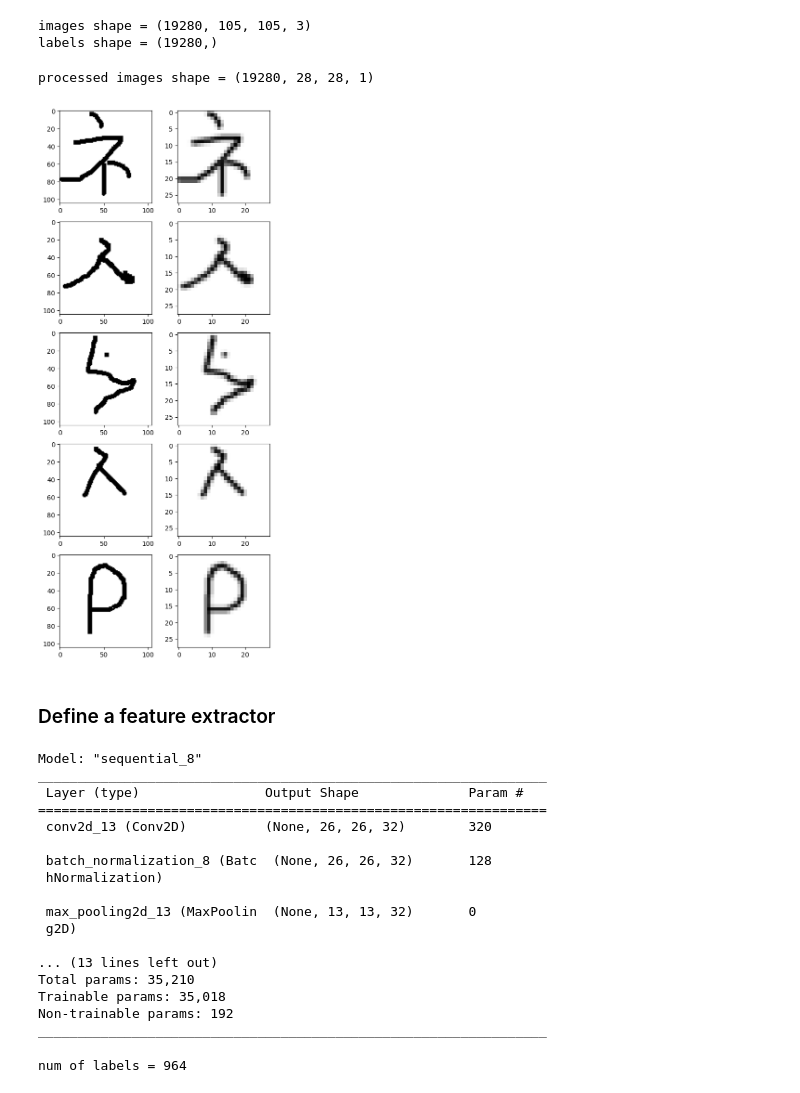
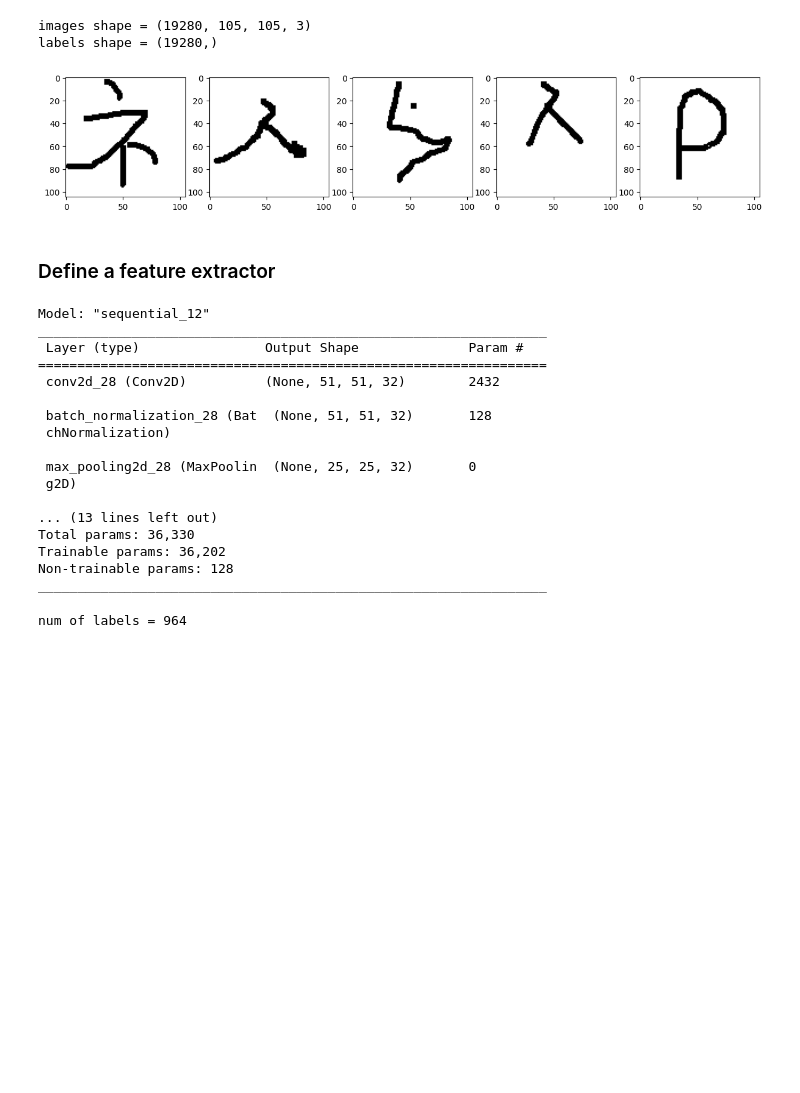
Before and after one commit to roei-go/HC-feature-selection, a Jupyter notebook: experiments/Code/omniglot_classification.ipynb, the cells around one changed output. Drawn from its saved outputs; the diff is of its cells as text; code cells hidden in the pictures; blank space fills up the shorter version.

```diff
--- a/experiments/Code/omniglot_classification.ipynb
+++ b/experiments/Code/omniglot_classification.ipynb
@@ -66,44 +62,41 @@ images shape = (19280, 105, 105, 3)
 labels shape = (19280,)
 # %%
 # process the images - resize to the mnist size (28,28) and convert to gray scale
-def preprocess_images(images):
+def preprocess_mnist_like(images):
     resized_images = tf.image.resize(images, size=[28,28], antialias=True).numpy()
     gray_images = np.expand_dims(np.dot(resized_images[...,:3], [0.2989, 0.5870, 0.1140]), axis=3)
     return gray_images
 
-processed_train_images = preprocess_images(train_images)
-print(f"processed images shape = {processed_train_images.shape}")
+#processed_train_images = train_images
+#print(f"processed images shape = {processed_train_images.shape}")
-# %% [output]
-processed images shape = (19280, 28, 28, 1)
 # %%
 # plotting some examples from the data
-fig, ax = plt.subplots(5,2,figsize=(6, 15))
+fig, ax = plt.subplots(1,5,figsize=(15, 3))
 for i in range(5):
-    ax[i,1].imshow(processed_train_images[i].astype("uint8"),cmap=plt.get_cmap('gray'))
-    ax[i,0].imshow(train_images[i].numpy().astype("uint8"))
+    ax[i].imshow(train_images[i].numpy().astype("uint8"))
 # %% [output]
-[figure, old version]
+[figure, new version]
 # %% [markdown]
 ### Define a feature extractor
 # %%
-model = keras.models.load_model('c:/model_checkpoints/mnist_classification_convnet')
+model = keras.models.load_model('c:/model_checkpoints/mnist_classification_convnet_date_25_3_23')
 model.summary()
 # %% [output]
-Model: "sequential_8"
+Model: "sequential_12"
 _________________________________________________________________
  Layer (type)                Output Shape              Param #
 =================================================================
- conv2d_13 (Conv2D)          (None, 26, 26, 32)        320
+ conv2d_28 (Conv2D)          (None, 51, 51, 32)        2432
 
- batch_normalization_8 (Batc  (None, 26, 26, 32)       128
- hNormalization)
+ batch_normalization_28 (Bat  (None, 51, 51, 32)       128
+ chNormalization)
 
- max_pooling2d_13 (MaxPoolin  (None, 13, 13, 32)       0
+ max_pooling2d_28 (MaxPoolin  (None, 25, 25, 32)       0
  g2D)
 
 ... (13 lines left out)
-Total params: 35,210
-Trainable params: 35,018
-Non-trainable params: 192
+Total params: 36,330
+Trainable params: 36,202
+Non-trainable params: 128
 _________________________________________________________________
 # %%
```
Also changed, not shown: parts of 13 cells of this notebook.
